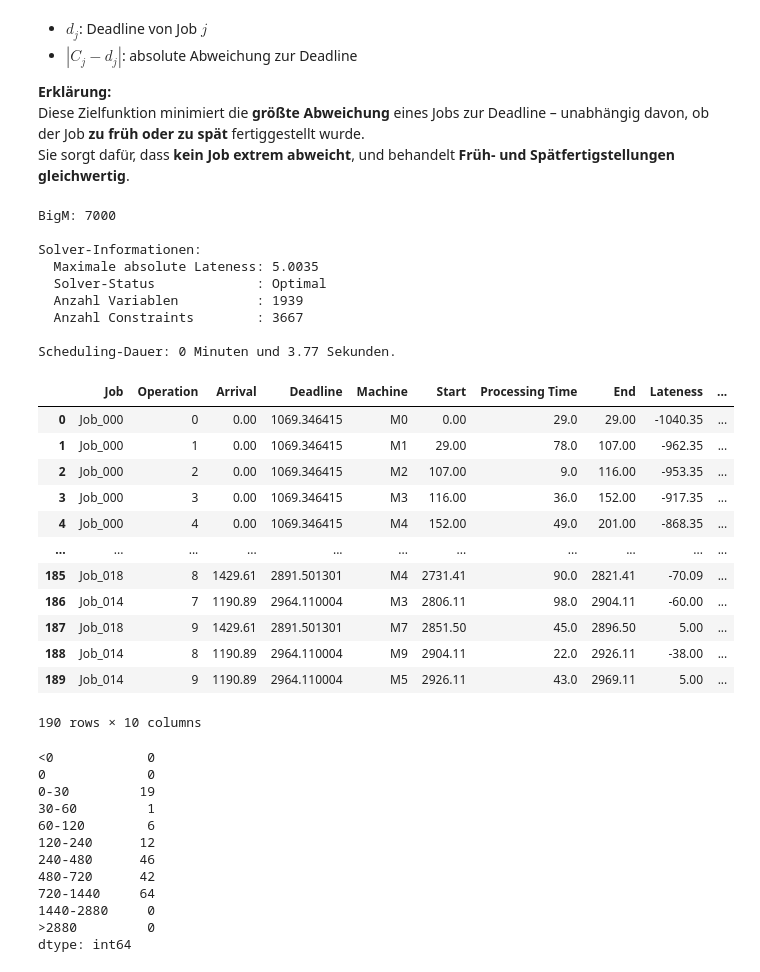
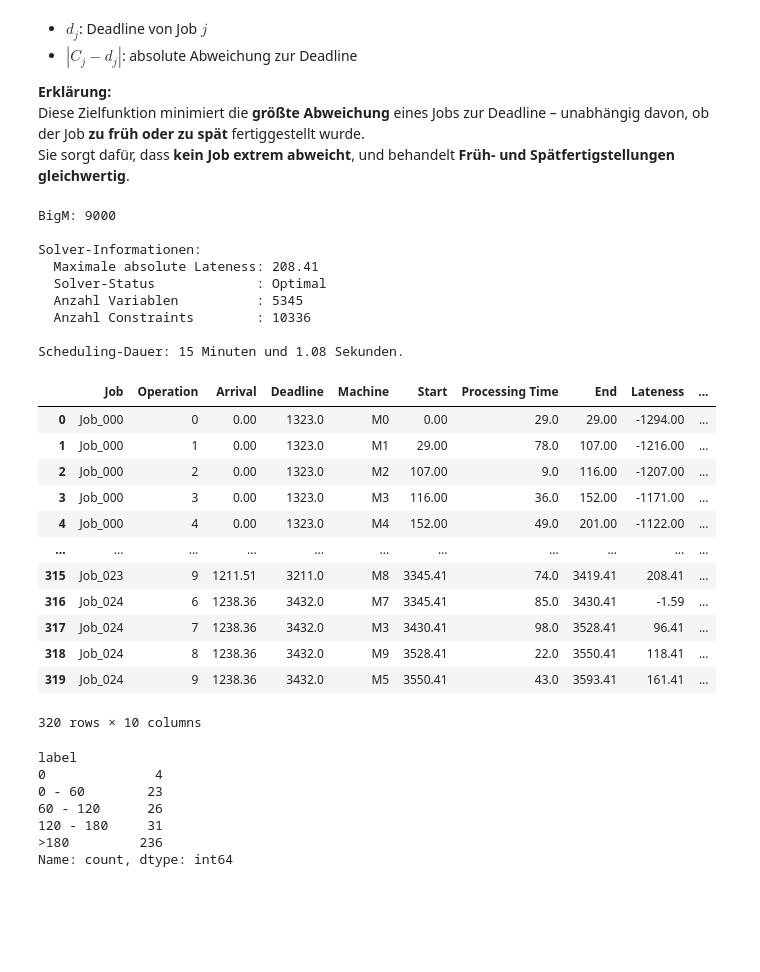
Before and after one commit to konrad-adamski/HTWD_Minimalinvasives_Job-Shop_Scheduling, a Jupyter notebook: notebooks/12_LP_Scheduling_Lateness with Arrival/00_Lateness.ipynb, the cells around one changed output. Cells and saved outputs as stored; diff of their text form; code cells hidden in the pictures; blank space fills up the shorter version.

```diff
--- a/notebooks/12_LP_Scheduling_Lateness with Arrival/00_Lateness.ipynb
+++ b/notebooks/12_LP_Scheduling_Lateness with Arrival/00_Lateness.ipynb
@@ -20,2 +38,3 @@ $$
 # %%
 max_time = 60 * 60 * 5 # 5 h
+max_time = 60 * 15 # 15 min
@@ -24,6 +40,0 @@ import time
-# %%
-import math
-import pulp
-import pandas as pd
-
-pd.set_option('display.max_rows', 11)
@@ -38,7 +41,8 @@ import utils.scheduling_solver as ssv
 # %%
-df_instance= pd.read_csv("data/00_instance.csv")
+basic_data_path = get_path("data", "basic")
+df_instance = pd.read_csv(basic_data_path / "00_instance.csv")
 
-df_jssp, df_arrivals = rp_init.init_jobs_with_arrivals(df_instance, 1, u_b_mmax= 0.9)
+df_jssp, df_jobs_arrivals = gen_jobs.create_jobs_for_days(df_instance, day_count = 1, u_b_mmax= 0.94, shuffle = True)
 df_jssp
 # %% [output]
 |  | Job | Operation | Machine | Processing Time |
@@ -57,3 +61,4 @@ df_jssp
 # %%
-df_arrivals
+df_jobs = gen_deadline.get_times_df(df_jssp, df_jobs_arrivals, heuristics.schedule_fcfs_with_arrivals, target_service=1.0)
+df_jobs
 # %% [output]
@@ -499,52 +476,47 @@ def solve_jssp_max_absolute_lateness(df_jssp: pd.DataFrame, df_arrivals_deadline
 # %%
 starting_time = time.time()
 
 # Scheduling
-df_plan_max_l = solve_jssp_max_absolute_lateness(df_jssp, df_times, solver= "HiGHS", msg=False, timeLimit=max_time, gapRel= 0.01)
+df_plan_max_l = solve_jssp_max_absolute_lateness(df_jssp, df_jobs, solver= "HiGHS", msg=False, timeLimit=max_time, gapRel= 0.01)
 
 # Informationen
 ending_time = time.time()
 solver_duration = ending_time - starting_time
 print(f"\nScheduling-Dauer: {int(solver_duration // 60)} Minuten und {(solver_duration % 60):.2f} Sekunden.")
 df_plan_max_l
 # %% [output]
-BigM: 7000
+BigM: 9000
 
 Solver-Informationen:
-  Maximale absolute Lateness: 5.0035
+  Maximale absolute Lateness: 208.41
   Solver-Status             : Optimal
-  Anzahl Variablen          : 1939
-  Anzahl Constraints        : 3667
+  Anzahl Variablen          : 5345
+  Anzahl Constraints        : 10336
 
-Scheduling-Dauer: 0 Minuten und 3.77 Sekunden.
+Scheduling-Dauer: 15 Minuten und 1.08 Sekunden.
 |  | Job | Operation | Arrival | Deadline | Machine | Start | Processing Time | End | Lateness | ... |
-| 0 | Job_000 | 0 | 0.00 | 1069.346415 | M0 | 0.00 | 29.0 | 29.00 | -1040.35 | ... |
-| 1 | Job_000 | 1 | 0.00 | 1069.346415 | M1 | 29.00 | 78.0 | 107.00 | -962.35 | ... |
-| 2 | Job_000 | 2 | 0.00 | 1069.346415 | M2 | 107.00 | 9.0 | 116.00 | -953.35 | ... |
-| 3 | Job_000 | 3 | 0.00 | 1069.346415 | M3 | 116.00 | 36.0 | 152.00 | -917.35 | ... |
-| 4 | Job_000 | 4 | 0.00 | 1069.346415 | M4 | 152.00 | 49.0 | 201.00 | -868.35 | ... |
+| 0 | Job_000 | 0 | 0.00 | 1323.0 | M0 | 0.00 | 29.0 | 29.00 | -1294.00 | ... |
+| 1 | Job_000 | 1 | 0.00 | 1323.0 | M1 | 29.00 | 78.0 | 107.00 | -1216.00 | ... |
+| 2 | Job_000 | 2 | 0.00 | 1323.0 | M2 | 107.00 | 9.0 | 116.00 | -1207.00 | ... |
+| 3 | Job_000 | 3 | 0.00 | 1323.0 | M3 | 116.00 | 36.0 | 152.00 | -1171.00 | ... |
+| 4 | Job_000 | 4 | 0.00 | 1323.0 | M4 | 152.00 | 49.0 | 201.00 | -1122.00 | ... |
 | ... | ... | ... | ... | ... | ... | ... | ... | ... | ... | ... |
-| 185 | Job_018 | 8 | 1429.61 | 2891.501301 | M4 | 2731.41 | 90.0 | 2821.41 | -70.09 | ... |
-| 186 | Job_014 | 7 | 1190.89 | 2964.110004 | M3 | 2806.11 | 98.0 | 2904.11 | -60.00 | ... |
-| 187 | Job_018 | 9 | 1429.61 | 2891.501301 | M7 | 2851.50 | 45.0 | 2896.50 | 5.00 | ... |
-| 188 | Job_014 | 8 | 1190.89 | 2964.110004 | M9 | 2904.11 | 22.0 | 2926.11 | -38.00 | ... |
-| 189 | Job_014 | 9 | 1190.89 | 2964.110004 | M5 | 2926.11 | 43.0 | 2969.11 | 5.00 | ... |
+| 315 | Job_023 | 9 | 1211.51 | 3211.0 | M8 | 3345.41 | 74.0 | 3419.41 | 208.41 | ... |
+| 316 | Job_024 | 6 | 1238.36 | 3432.0 | M7 | 3345.41 | 85.0 | 3430.41 | -1.59 | ... |
+| 317 | Job_024 | 7 | 1238.36 | 3432.0 | M3 | 3430.41 | 98.0 | 3528.41 | 96.41 | ... |
+| 318 | Job_024 | 8 | 1238.36 | 3432.0 | M9 | 3528.41 | 22.0 | 3550.41 | 118.41 | ... |
+| 319 | Job_024 | 9 | 1238.36 | 3432.0 | M5 | 3550.41 | 43.0 | 3593.41 | 161.41 | ... |
-190 rows × 10 columns
+320 rows × 10 columns
 # %%
 show.count_column_grouped(df_plan_max_l, 'Absolute Lateness')
 # %% [output]
-<0            0
-0             0
-0-30         19
-30-60         1
-60-120        6
-120-240      12
-240-480      46
-480-720      42
-720-1440     64
-1440-2880     0
->2880         0
-dtype: int64
+label
+0              4
+0 - 60        23
+60 - 120      26
+120 - 180     31
+>180         236
+Name: count, dtype: int64
 # %%
 df_plan = df_plan_max_l
 
```
Also changed, not shown: parts of 13 cells of this notebook, 21 other files.
